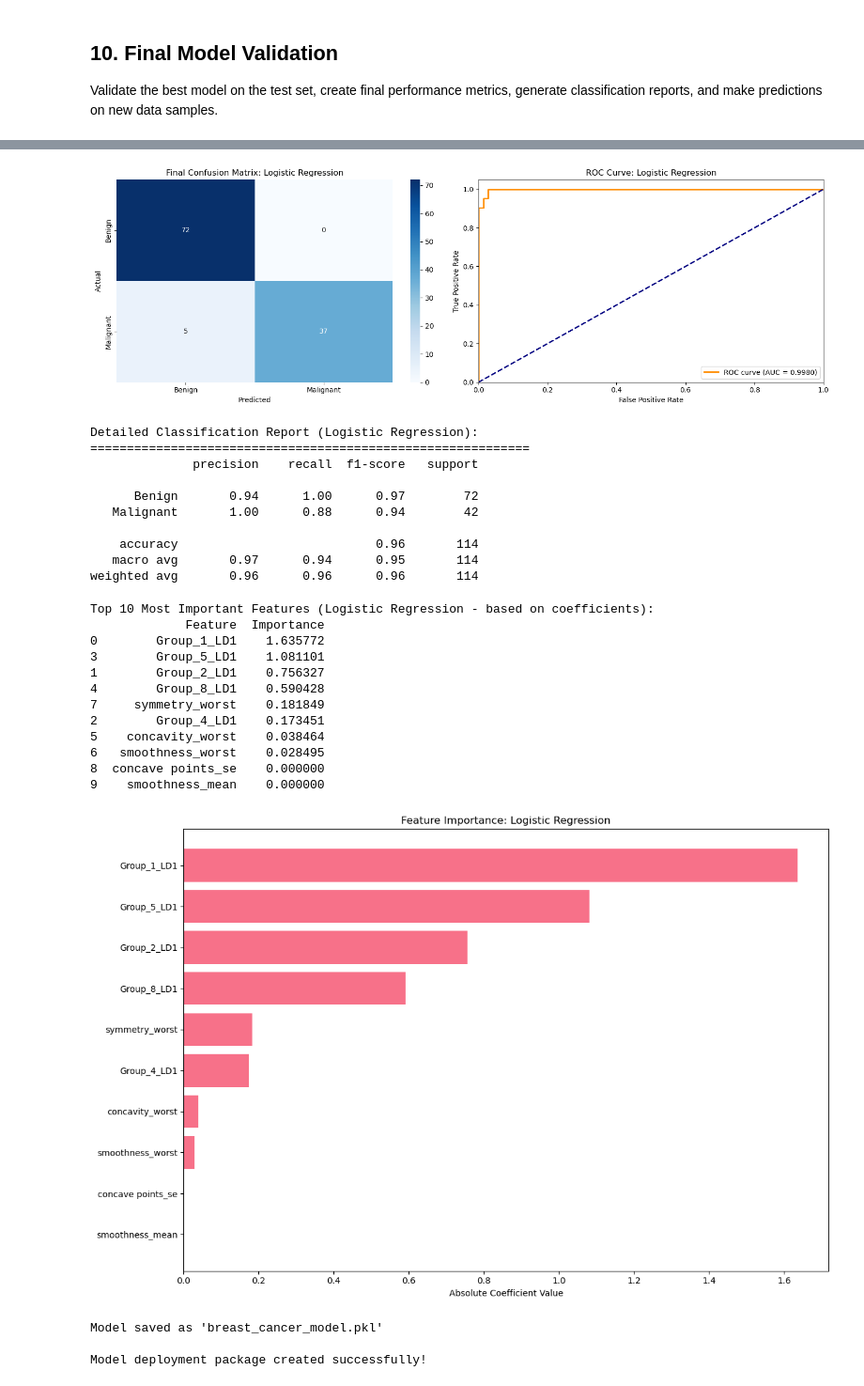
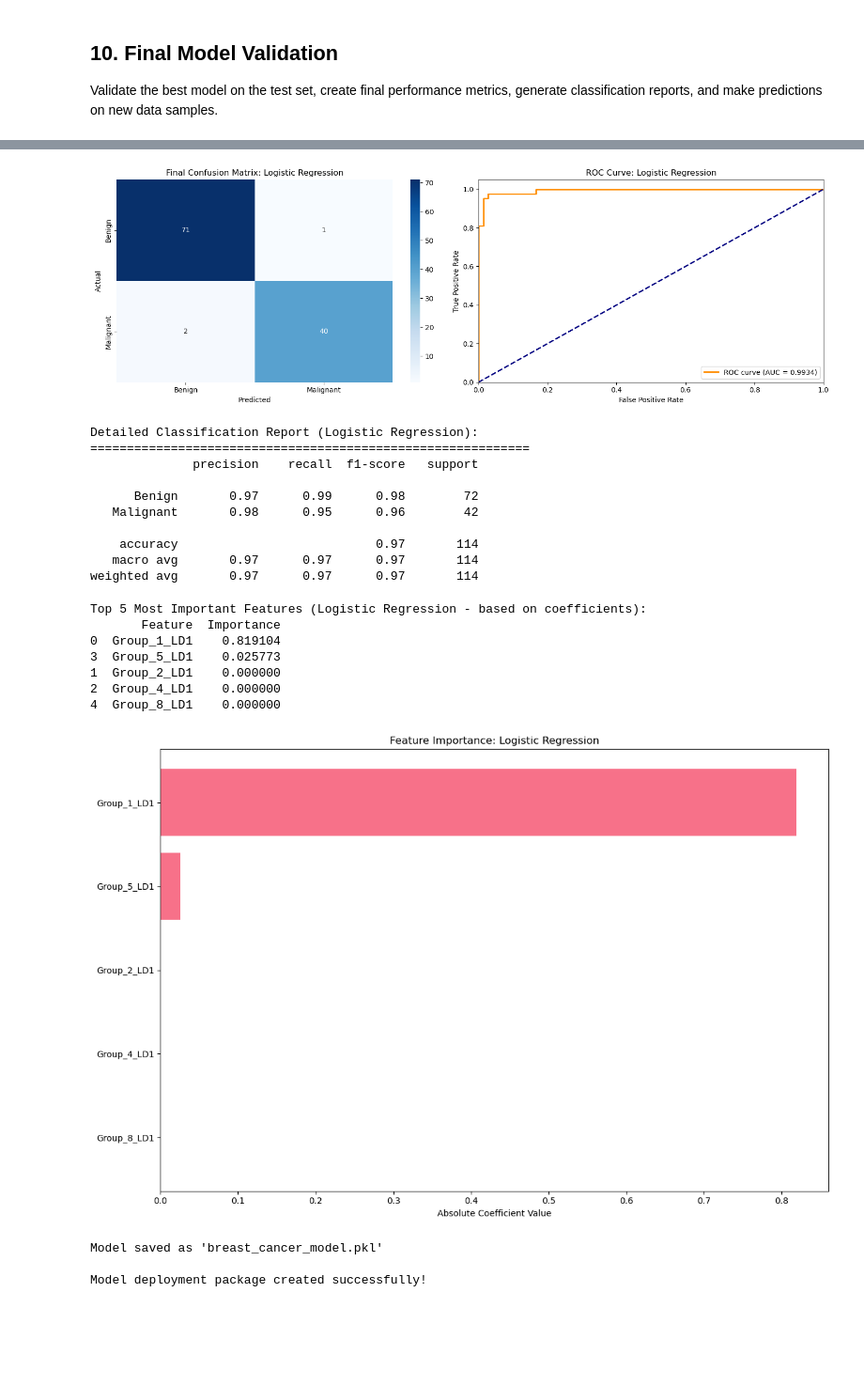
Before and after one commit to cristinalakasz/breast-cancer, a Jupyter notebook: breast_cancer_prediction.ipynb, the cells around one changed output, grey strips where cells are left out. Shown at 94% size. Saved outputs shown, nothing was run; the diff lists cells and outputs as text; code cells hidden in the pictures; blank space fills up the shorter version.

Commit message:
optimize by recall instead of roc-auc

```diff
--- a/breast_cancer_prediction.ipynb
+++ b/breast_cancer_prediction.ipynb
@@ -1379,7 +1379,7 @@ for model_name in top_4_models:
             base_model,
             param_grids[model_name],
             cv=5,
-            scoring='roc_auc',
+            scoring='recall',
             n_jobs=-1,
             verbose=1
         )
@@ -1506,12 +1510,12 @@ Validate the best model on the test set, create final performance metrics, gener
 # Select the best optimized model
 if optimized_results:
     best_optimized_model_name = max(optimized_results.keys(),
-                                   key=lambda x: optimized_results[x]['ROC-AUC'])
+                                   key=lambda x: optimized_results[x]['Recall'])
     final_model = optimized_models[best_optimized_model_name]
     final_model_name = best_optimized_model_name
 else:
     # Fall back to original best model
-    final_model_name = comparison_df['ROC-AUC'].idxmax()
+    final_model_name = comparison_df['Recall'].idxmax()
     final_model = trained_models[final_model_name]
 
 print(f"Final selected model: {final_model_name}")
@@ -1580,17 +1584,17 @@ print(f"\nDetailed Classification Report ({final_model_name}):")
 print("="*60)
 print(classification_report(y_test, y_pred_final, target_names=['Benign', 'Malignant']))
 # %% [output]
-[figure, old version]
+[figure, new version]
 Detailed Classification Report (Logistic Regression):
 ============================================================
               precision    recall  f1-score   support
 
-      Benign       0.94      1.00      0.97        72
-   Malignant       1.00      0.88      0.94        42
+      Benign       0.97      0.99      0.98        72
+   Malignant       0.98      0.95      0.96        42
 
-    accuracy                           0.96       114
-   macro avg       0.97      0.94      0.95       114
-weighted avg       0.96      0.96      0.96       114
+    accuracy                           0.97       114
+   macro avg       0.97      0.97      0.97       114
+weighted avg       0.97      0.97      0.97       114
 # %%
 # Feature importance of final model
 if hasattr(final_model, 'feature_importances_'): # For tree based models
@@ -1599,56 +1603,51 @@ if hasattr(final_model, 'feature_importances_'): # For tree based models
         'Importance': final_model.feature_importances_
     }).sort_values('Importance', ascending=False)
 
-    print("Top 10 Most Important Features (Final Model):")
-    print(feature_importance_final.head(10))
+    print("Top 5 Most Important Features (Final Model):")
+    print(feature_importance_final.head(5))
 
     # Plot feature importance
     plt.figure(figsize=(12, 8))
-    top_features = feature_importance_final.head(15)
+    top_features = feature_importance_final.head(5)
     plt.barh(range(len(top_features)), top_features['Importance'])
     plt.yticks(range(len(top_features)), top_features['Feature'])
     plt.xlabel('Feature Importance')
     plt.title(f'Feature Importance: {final_model_name}')
     plt.gca().invert_yaxis()
     plt.tight_layout()
     plt.show()
 if hasattr(final_model, 'coef_'): # Check if the model has 'coef_' attribute
     # Coefficients for binary classification are typically a 1D array
     # For multi-class, it's 2D, but breast cancer is binary.
     coefficients = final_model.coef_[0] # Get the coefficients for the positive class (malignant)
 
     feature_importance_final = pd.DataFrame({
         'Feature': X_selected_df.columns,
         'Importance': np.abs(coefficients) # Use absolute value for importance
     }).sort_values('Importance', ascending=False)
 
-    print(f"Top 10 Most Important Features ({final_model_name} - based on coefficients):")
-    print(feature_importance_final.head(10))
+    print(f"Top 5 Most Important Features ({final_model_name} - based on coefficients):")
+    print(feature_importance_final.head(5))
 
     # Plot feature importance
     plt.figure(figsize=(12, 8))
-    top_features = feature_importance_final.head(15) # You can adjust this to show more/fewer features
+    top_features = feature_importance_final.head(5) # You can adjust this to show more/fewer features
     plt.barh(range(len(top_features)), top_features['Importance'])
     plt.yticks(range(len(top_features)), top_features['Feature'])
     plt.xlabel('Absolute Coefficient Value')
     plt.title(f'Feature Importance: {final_model_name}')
     plt.gca().invert_yaxis() # Puts the most important feature at the top
     plt.tight_layout()
     plt.show()
 # %% [output]
-Top 10 Most Important Features (Logistic Regression - based on coefficients):
-             Feature  Importance
-0        Group_1_LD1    1.635772
-3        Group_5_LD1    1.081101
-1        Group_2_LD1    0.756327
-4        Group_8_LD1    0.590428
-7     symmetry_worst    0.181849
-2        Group_4_LD1    0.173451
-5    concavity_worst    0.038464
-6   smoothness_worst    0.028495
-8  concave points_se    0.000000
-9    smoothness_mean    0.000000
+Top 5 Most Important Features (Logistic Regression - based on coefficients):
+       Feature  Importance
+0  Group_1_LD1    0.819104
+3  Group_5_LD1    0.025773
+1  Group_2_LD1    0.000000
+2  Group_4_LD1    0.000000
+4  Group_8_LD1    0.000000
-[figure, old version]
+[figure, new version]
 # %%
 # Save the final model and preprocessing objects
 import joblib
```
Also changed, not shown: parts of 9 cells of this notebook.
